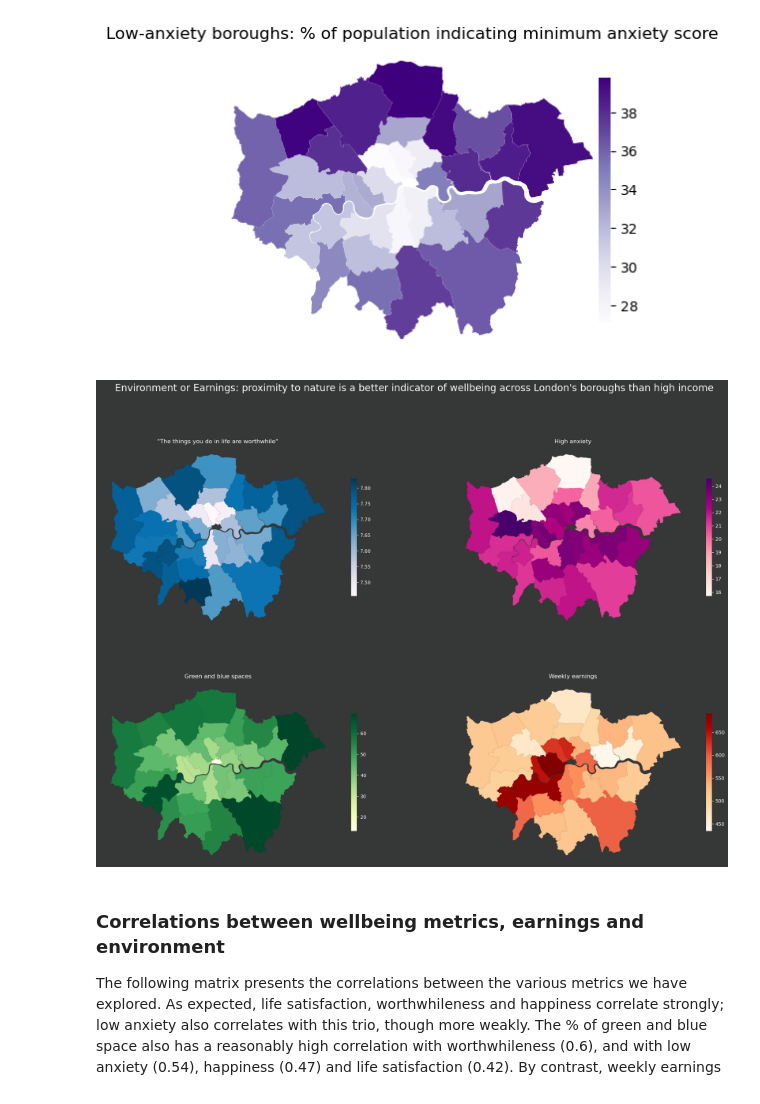
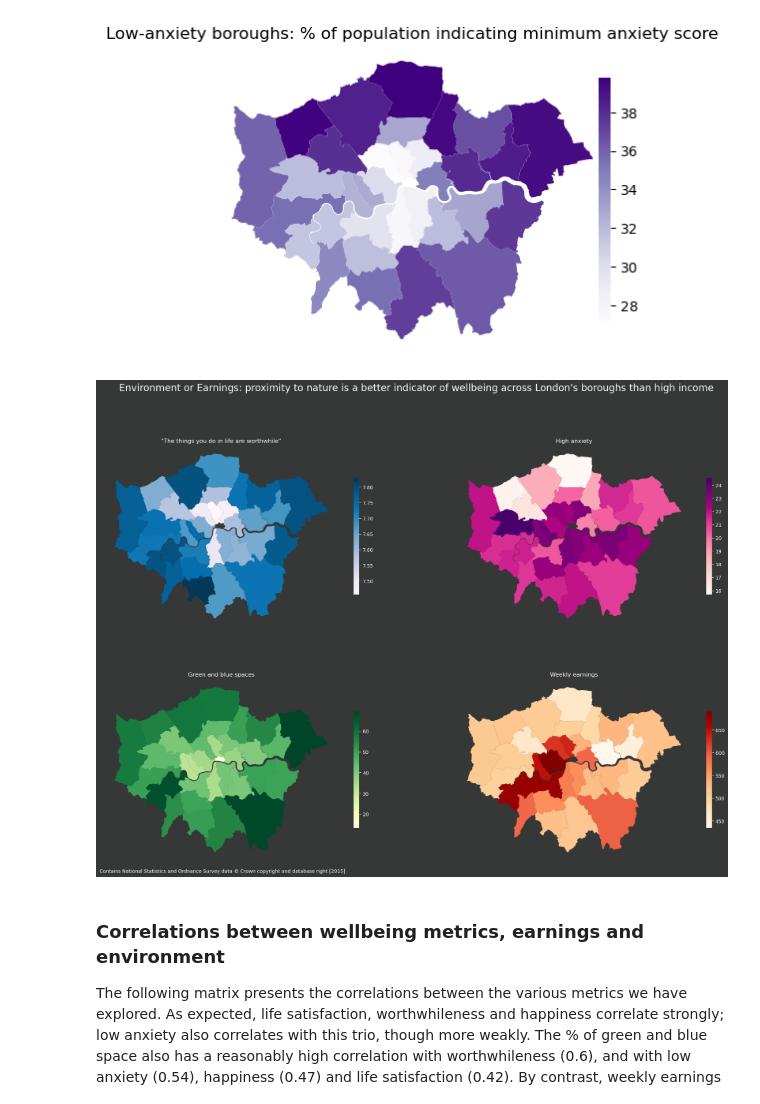
Before and after one commit to huwhallam/portfolio, a Jupyter notebook: assets/Earnings or environment.ipynb, the cells around one changed output. Saved outputs shown, nothing was run; the diff lists cells and outputs as text; code cells hidden in the pictures.

```diff
--- a/assets/Earnings or environment.ipynb
+++ b/assets/Earnings or environment.ipynb
@@ -190,34 +190,36 @@ borough_plot('l_anxiety', 'Purples', 'Low-anxiety boroughs: % of population indi
 # Plot the geographical spread for worthwhileness, green and blue space density, high anxiety and weekly earnings
 
 fig,axs=plt.subplots(2,2,figsize=(24,16))
 
 fig.suptitle("Environment or Earnings: proximity to nature is a better indicator of wellbeing across London's boroughs than high income", fontsize=20, c='white')
 fig.patch.set_facecolor('xkcd:dark grey')
 targets = [['worthwhile', 'vh_anxiety'], ['percent_green+blue', 'weekly_earnings']]
 cmaps = [['PuBu', 'RdPu'], ['YlGn', 'OrRd']]
 titles = [['"The things you do in life are worthwhile"', 'High anxiety'], ['Green and blue spaces', 'Weekly earnings']]
 explanations = [["Median score out of ten to the survey question, 'To what extent do you feel the things you do in your life are worthwhile?' \n(Average from survey responses spanning  2011-2019.)",
                  "% of survey respondents in borough that indicated a score of 9-10 (very high) in response to the question, 'How anxious did you feel yesterday? \n(Average from survey responses spanning  2011-2019.)"],
                 ["London's boroughs coloured according to the percentage (by hectare) of green and blue space",
                  "Median weekly earnings (GBP), averaged across 2012-2019"]]
 
 for col in range(2):
     for row in range(2):
         ax = axs[col, row]
         ax.set_title(titles[col][row], c='white')
 
         my_map = merged.plot(column=targets[col][row], cmap=cmaps[col][row],ax=ax)
         vmin,vmax=merged[targets[col][row]].min(),merged[targets[col][row]].max()
         sm = plt.cm.ScalarMappable(cmap=cmaps[col][row], norm=plt.Normalize(vmin=vmin, vmax=vmax))
 
         cbar = fig.colorbar(sm, ax=ax, shrink=0.6)
         cbar.outline.set_visible(False)
         cbar.ax.yaxis.set_tick_params(color='white')
         plt.setp(cbar.ax.get_yticklabels(), color='white')
 
         ax.axis('off')
+
+fig.text(0.12, 0.1, "Contains National Statistics and Ordnance Survey data © Crown copyright and database right [2015]", c='white');
 # %% [output]
-[figure, old version]
+[figure, new version]
 # %% [markdown]
 ### Correlations between wellbeing metrics, earnings and environment
 The following matrix presents the correlations between the various metrics we have explored. As expected, life satisfaction, worthwhileness and happiness correlate strongly; low anxiety also correlates with this trio, though more weakly. The % of green and blue space also has a reasonably high correlation with worthwhileness (0.6), and with low anxiety (0.54), happiness (0.47) and life satisfaction (0.42). By contrast, weekly earnings has a small negative correlation with green and blue space access (-0.26), happiness (-0.1) and worthwhileness (-0.09) and only a low positive correlation with life satisfaction (0.23). By contrast, weekly earnings has a moderately high correlation with anxiety (0.53) and a higher still negative correlation with low anxiety (-0.65).
```
Also changed, not shown: 2 other files.
